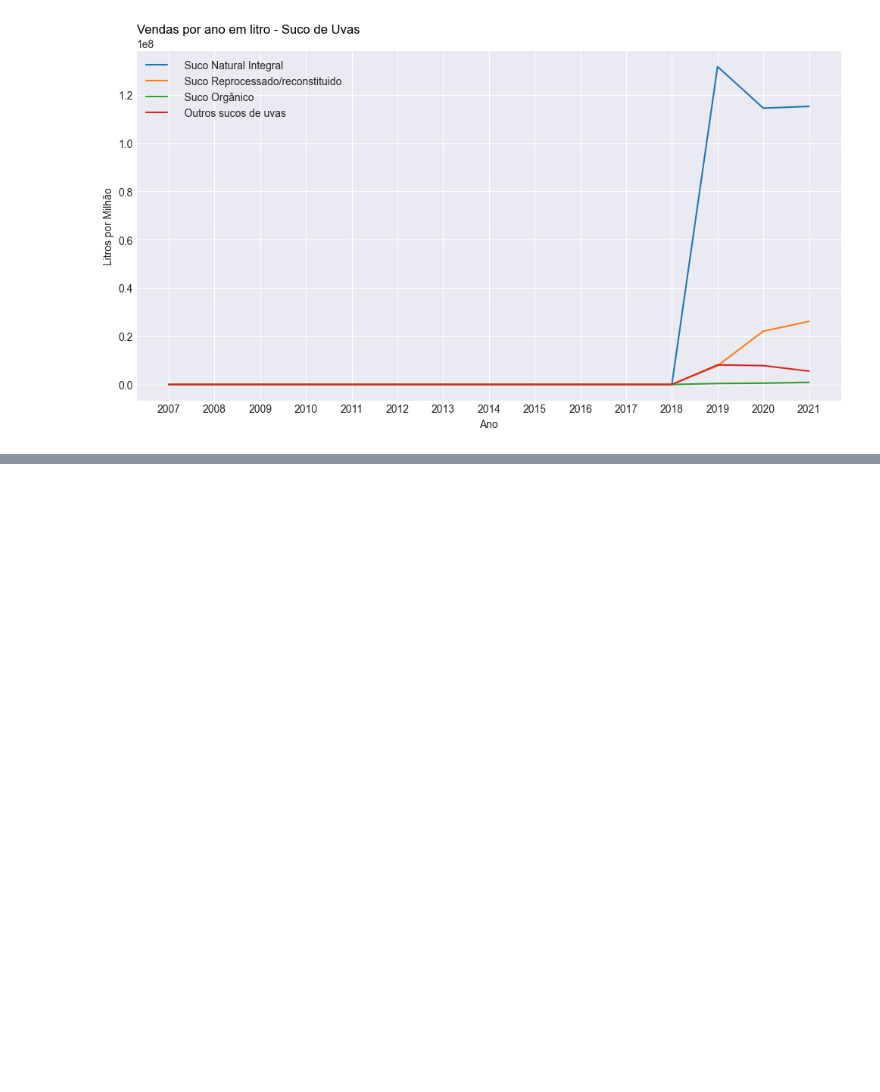
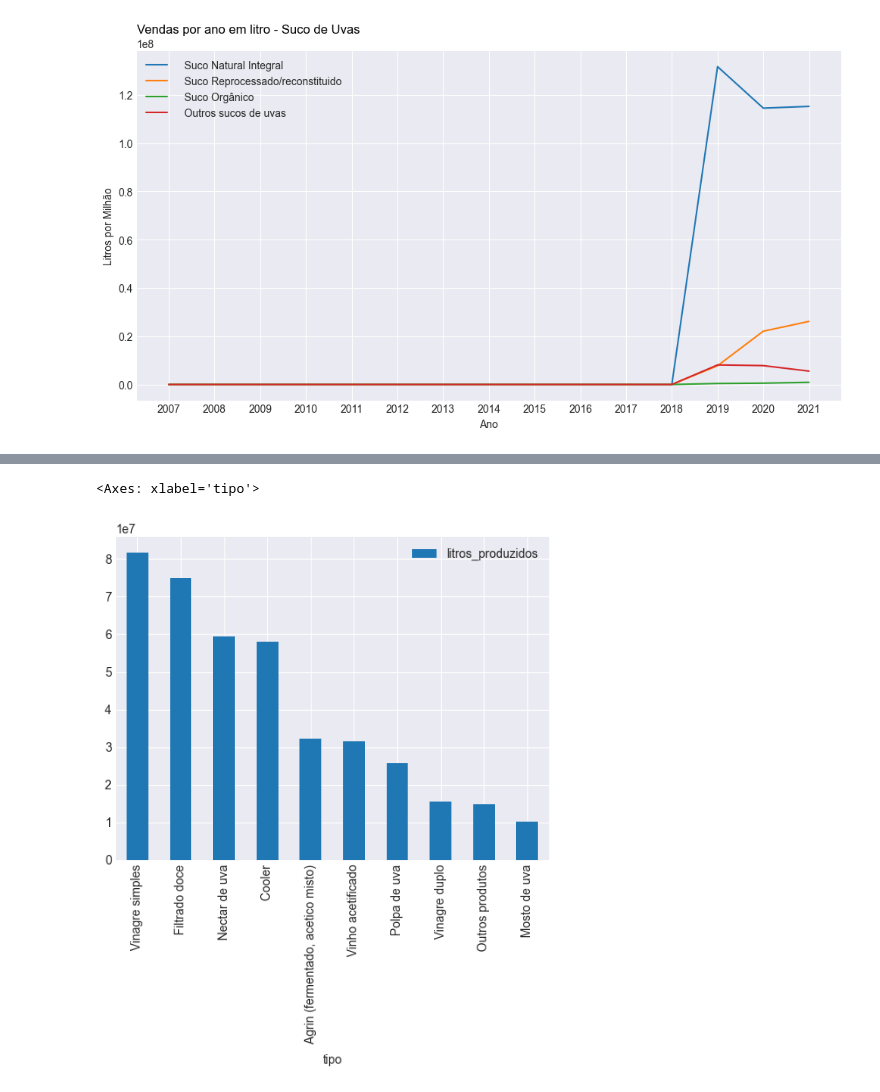
Before and after one commit to almeida25/data_analysis_vinicula, a Jupyter notebook: comercio_producao_analise.ipynb, the cells around one changed output, grey strips where cells are left out. Cells and saved outputs as stored; diff of their text form; code cells hidden in the pictures; blank space fills up the shorter version.

```diff
--- a/comercio_producao_analise.ipynb
+++ b/comercio_producao_analise.ipynb
@@ -346,0 +425,22 @@ plt.show()
+# %%
+# Capturando os dez maiores tipos de consumo de OUTROS PRODUTOS COMERCIALIZADOS
+df_grafico_comercio = df_comercio[(df_comercio['grupo'] == 'OUTROS PRODUTOS COMERCIALIZADOS') &
+                                  (df_comercio['cultivar'] != 'OUTROS PRODUTOS COMERCIALIZADOS')].iloc[:,1:-1]
+
+# Gerando DataFrame com o periodo consolidado por grupo
+df_comercio_litros_by_grupo = {
+    "tipo": [],
+    "litros_produzidos": []
+}
+
+for i, item in enumerate(df_grafico_comercio['cultivar'].to_list()):
+    df_comercio_litros_by_grupo["tipo"].append(item)
+    df_comercio_litros_by_grupo["litros_produzidos"].append(df_grafico_comercio.iloc[i].values[2:].sum())
+
+df_grafico_comercio = pd.DataFrame(df_comercio_litros_by_grupo)
+df_grafico_comercio.index = df_grafico_comercio['tipo']
+df_grafico_comercio = df_grafico_comercio.sort_values(by='litros_produzidos', ascending=False).head(10)
+df_grafico_comercio.plot(kind='bar')
+# %% [output]
+<Axes: xlabel='tipo'>
+[figure, added]
```
Also changed, not shown: parts of 65 cells of this notebook.
